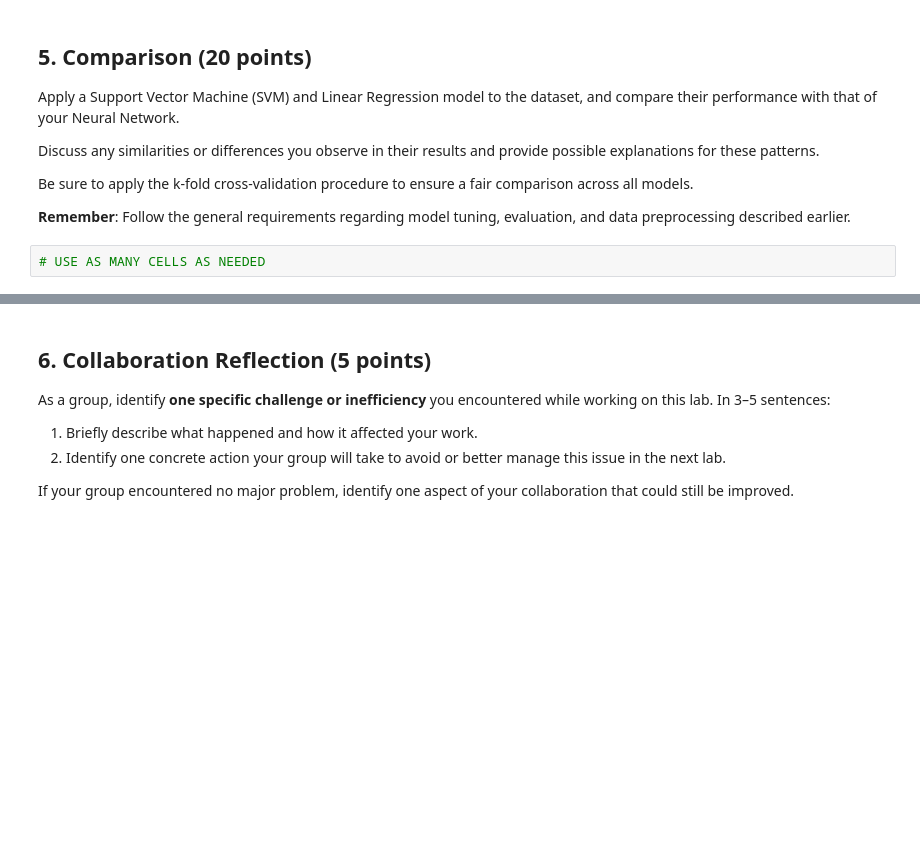
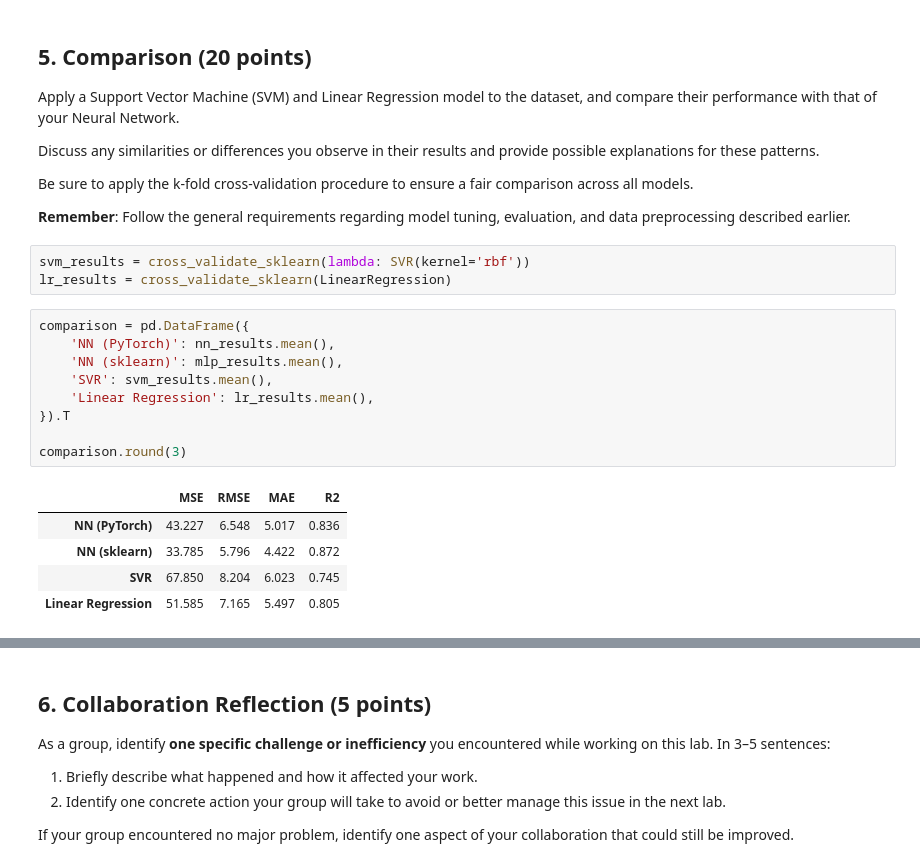
Before and after one commit to yxf9tv/05-neural-networks-real-data, a Jupyter notebook: 05-neural-networks-real-data.ipynb, the cells around one changed output, grey strips where cells are left out. Cells and saved outputs as stored; diff of their text form; blank space fills up the shorter version.

```diff
--- a/05-neural-networks-real-data.ipynb
+++ b/05-neural-networks-real-data.ipynb
@@ -333,4 +393,20 @@ Be sure to apply the k-fold cross-validation procedure to ensure a fair comparis
 
 **Remember**: Follow the general requirements regarding model tuning, evaluation, and data preprocessing described earlier.
 # %%
-# USE AS MANY CELLS AS NEEDED
+svm_results = cross_validate_sklearn(lambda: SVR(kernel='rbf'))
+lr_results = cross_validate_sklearn(LinearRegression)
+# %%
+comparison = pd.DataFrame({
+    'NN (PyTorch)': nn_results.mean(),
+    'NN (sklearn)': mlp_results.mean(),
+    'SVR': svm_results.mean(),
+    'Linear Regression': lr_results.mean(),
+}).T
+
+comparison.round(3)
+# %% [output]
+|  | MSE | RMSE | MAE | R2 |
+| NN (PyTorch) | 43.227 | 6.548 | 5.017 | 0.836 |
+| NN (sklearn) | 33.785 | 5.796 | 4.422 | 0.872 |
+| SVR | 67.850 | 8.204 | 6.023 | 0.745 |
+| Linear Regression | 51.585 | 7.165 | 5.497 | 0.805 |
```
Also changed, not shown: parts of 19 cells of this notebook.
